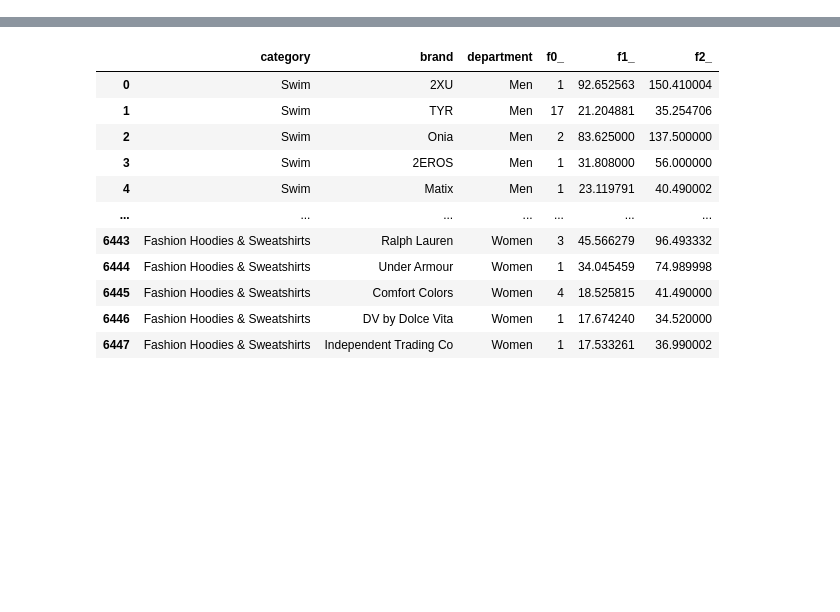
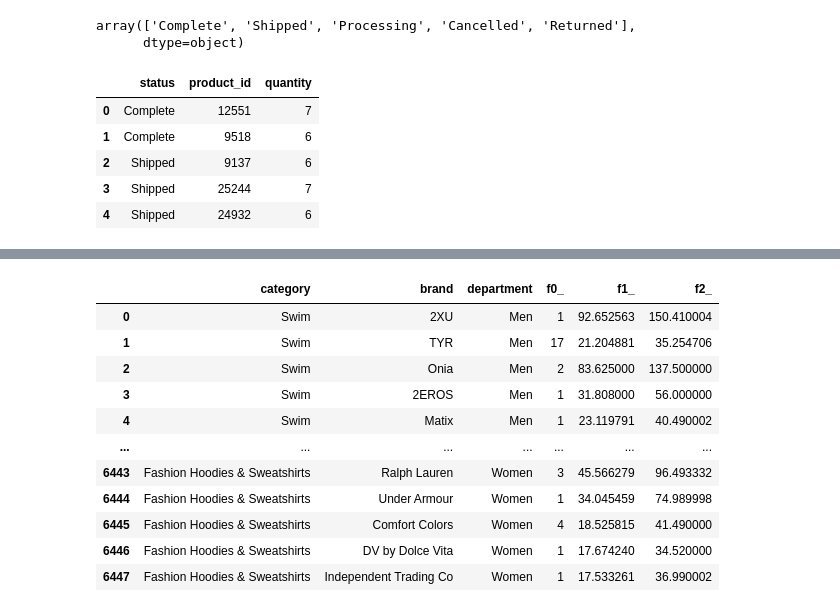
Before and after one commit to mcaruana/trumid-case, a Jupyter notebook: BQ Env Test.ipynb, the cells around one changed output, grey strips where cells are left out. Cells and saved outputs as stored; diff of their text form; code cells hidden in the pictures; blank space fills up the shorter version.

```diff
--- a/BQ Env Test.ipynb
+++ b/BQ Env Test.ipynb
@@ -14,0 +232,35 @@ pandas_gbq.context.project = "trumid-case"
+# %%
+# TODO: Make CTEs a string with ability to pass SELECT underneath
+query = """
+WITH thelook_order_items AS (
+SELECT
+    id as order_item_id
+    ,product_id
+    ,status
+FROM
+    `trumid-case.thelook_ecommerce.order_items`
+)
+SELECT
+    status
+    ,product_id
+    ,COUNT(order_item_id) AS quantity
+FROM
+    thelook_order_items
+GROUP BY
+    status
+    ,product_id
+"""
+volume_sold_by_status = pandas_gbq.read_gbq(query)
+volume_sold_by_status['status'].unique()
+# %% [output]
+array(['Complete', 'Shipped', 'Processing', 'Cancelled', 'Returned'],
+      dtype=object)
+# %%
+volume_sold_by_status.head()
+# %% [output]
+|  | status | product_id | quantity |
+| 0 | Complete | 12551 | 7 |
+| 1 | Complete | 9518 | 6 |
+| 2 | Shipped | 9137 | 6 |
+| 3 | Shipped | 25244 | 7 |
+| 4 | Shipped | 24932 | 6 |
```
Also changed, not shown: parts of 12 cells of this notebook, 2 other files.
